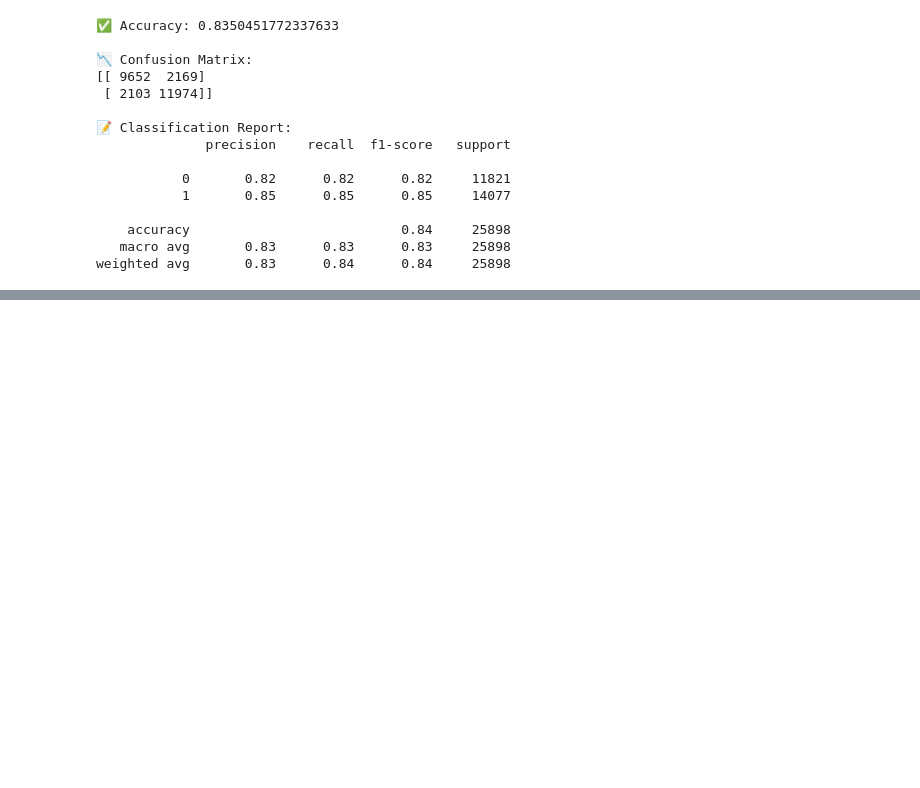
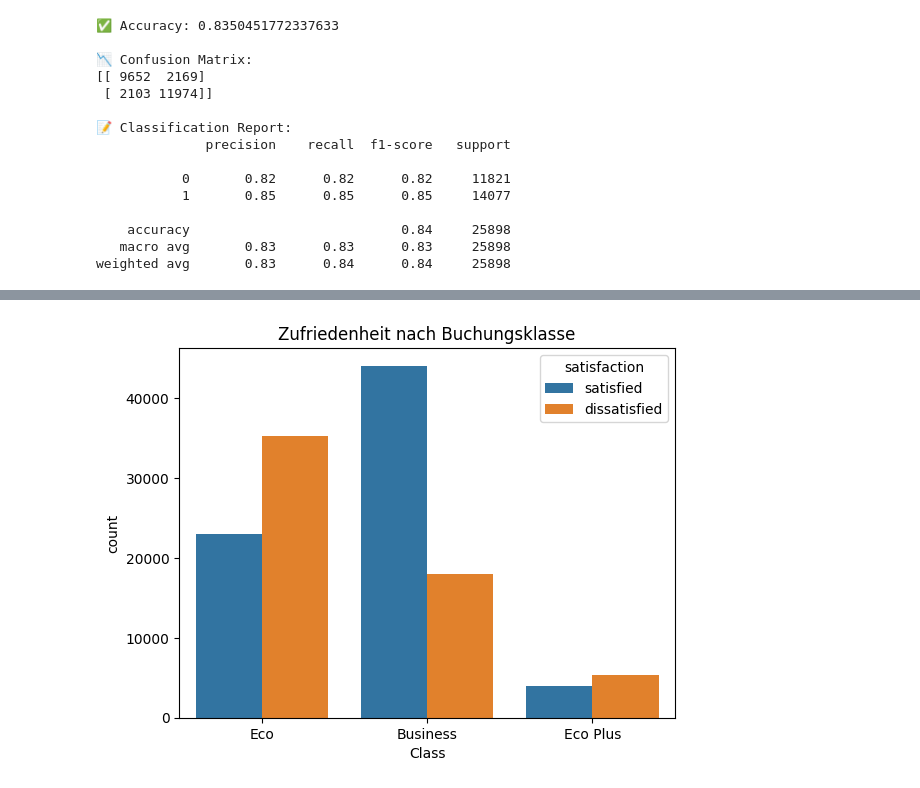
Before and after one commit to DivinitasMaxima/BINA-REPO, a Jupyter notebook: data/customer_satisfaction_analysis.ipynb, the cells around one changed output, grey strips where cells are left out. Drawn from its saved outputs; the diff is of its cells as text; code cells hidden in the pictures; blank space fills up the shorter version.

```diff
--- a/data/customer_satisfaction_analysis.ipynb
+++ b/data/customer_satisfaction_analysis.ipynb
@@ -107,0 +118,6 @@ weighted avg       0.83      0.84      0.84     25898
+# %%
+sns.countplot(data=df, x="Class", hue="satisfaction")
+plt.title("Zufriedenheit nach Buchungsklasse")
+plt.show()
+# %% [output]
+[figure, added]
```
Also changed, not shown: parts of 4 cells of this notebook.
